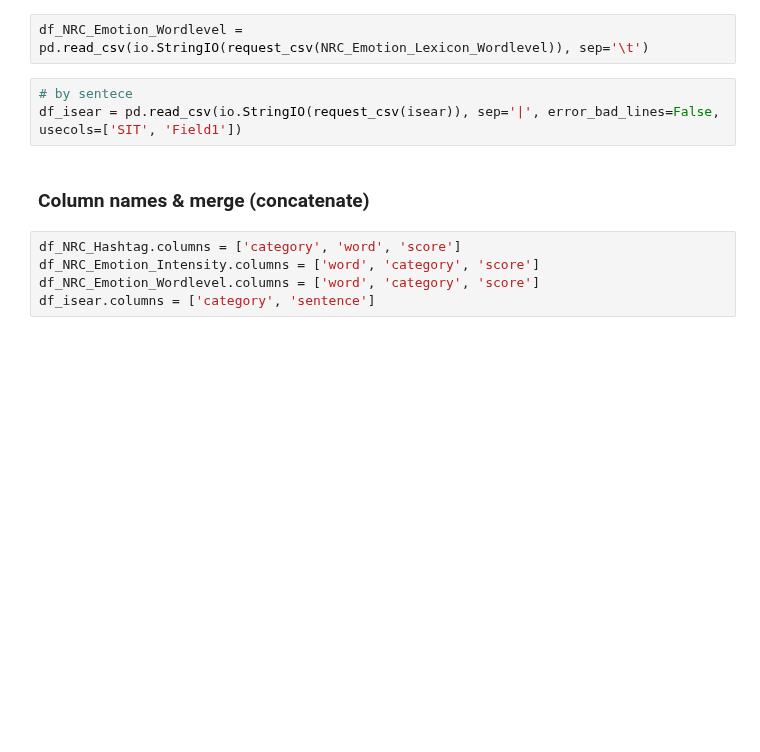
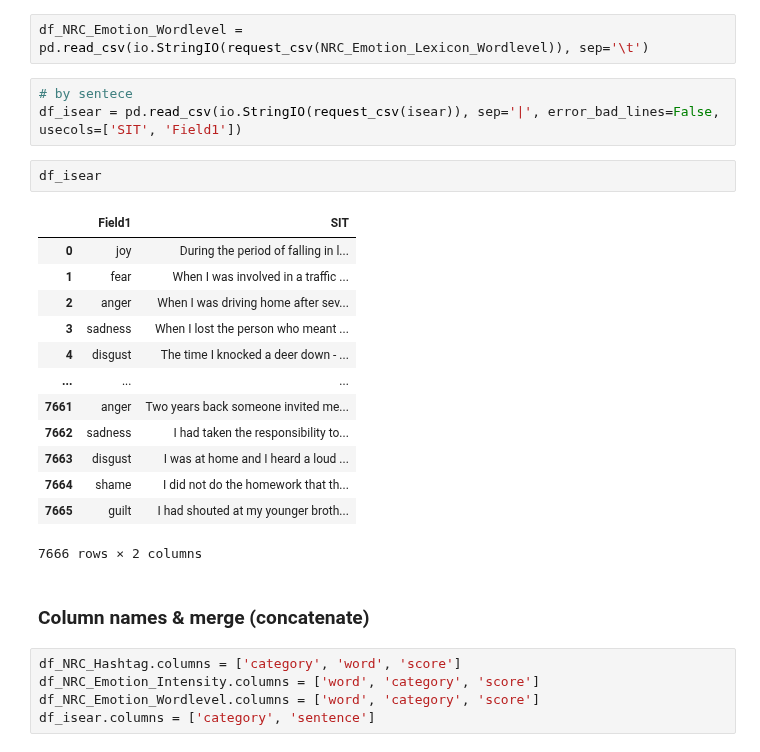
Before and after one commit to aascode/sentiment-analysis-2, a Jupyter notebook: processing/preprocessing.ipynb, the cells around one changed output. Drawn from its saved outputs; the diff is of its cells as text; blank space fills up the shorter version.

```diff
--- a/processing/preprocessing.ipynb
+++ b/processing/preprocessing.ipynb
@@ -189,6 +188,22 @@ df_NRC_Emotion_Wordlevel = pd.read_csv(io.StringIO(request_csv(NRC_Emotion_Lexic
 # %%
 # by sentece
 df_isear = pd.read_csv(io.StringIO(request_csv(isear)), sep='|', error_bad_lines=False, usecols=['SIT', 'Field1'])
+# %%
+df_isear
+# %% [output]
+|  | Field1 | SIT |
+| 0 | joy | During the period of falling in l... |
+| 1 | fear | When I was involved in a traffic ... |
+| 2 | anger | When I was driving home after sev... |
+| 3 | sadness | When I lost the person who meant ... |
+| 4 | disgust | The time I knocked a deer down - ... |
+| ... | ... | ... |
+| 7661 | anger | Two years back someone invited me... |
+| 7662 | sadness | I had taken the responsibility to... |
+| 7663 | disgust | I was at home and I heard a loud ... |
+| 7664 | shame | I did not do the homework that th... |
+| 7665 | guilt | I had shouted at my younger broth... |
+7666 rows × 2 columns
 # %% [markdown]
 ### Column names & merge (concatenate)
 # %%
```
Also changed, not shown: parts of 7 cells of this notebook.
